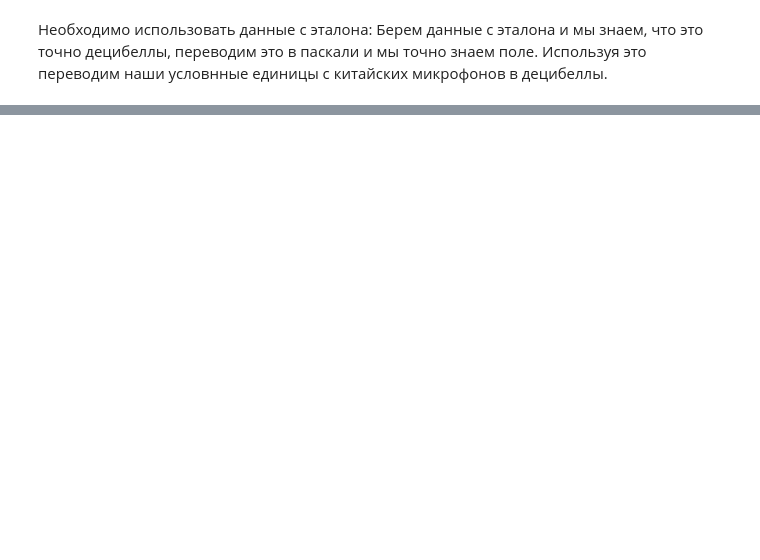
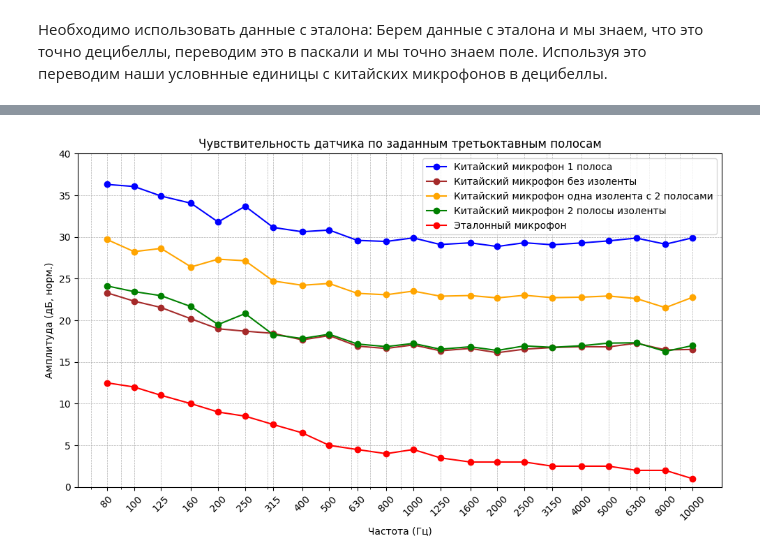
Before and after one commit to bdExplore/Scientific, a Jupyter notebook: Python/pgd_analys.ipynb, the cells around one changed output, grey strips where cells are left out. Drawn from its saved outputs; the diff is of its cells as text; code cells hidden in the pictures; blank space fills up the shorter version.

```diff
--- a/Python/pgd_analys.ipynb
+++ b/Python/pgd_analys.ipynb
@@ -348,0 +350,18 @@ plt.show()
+# %%
+plt.figure(figsize=(10, 6))
+plt.semilogx(center_freqs, amplitudes_norm_calibrated_db_26, marker='o', color='blue', label='Китайский микрофон 1 полоса')
+plt.semilogx(center_freqs, amplitudes_norm_calibrated_db_23, marker='o', color='brown', label='Китайский микрофон без изоленты')
+plt.semilogx(center_freqs, amplitudes_norm_calibrated_db_24, marker='o', color='orange', label='Китайский микрофон одна изолента с 2 полосами')
+plt.semilogx(center_freqs, amplitudes_norm_calibrated_db_25, marker='o', color='green', label='Китайский микрофон 2 полосы изоленты')
+plt.semilogx(center_freqs, amp_standard_self, marker='o', color='red', label='Эталонный микрофон')
+plt.grid(True, which='both', linestyle='--', linewidth=0.5)
+plt.ylim(0, 40)
+plt.xlabel('Частота (Гц)')
+plt.ylabel('Амплитуда (дБ, норм.)')
+plt.title('Чувствительность датчика по заданным третьоктавным полосам')
+plt.xticks(center_freqs, [f"{int(f)}" for f in center_freqs], rotation=45)
+plt.tight_layout()
+plt.legend()
+plt.show()
+# %% [output]
+[figure, added]
```
Also changed, not shown: parts of 9 cells of this notebook, 6 other files.
